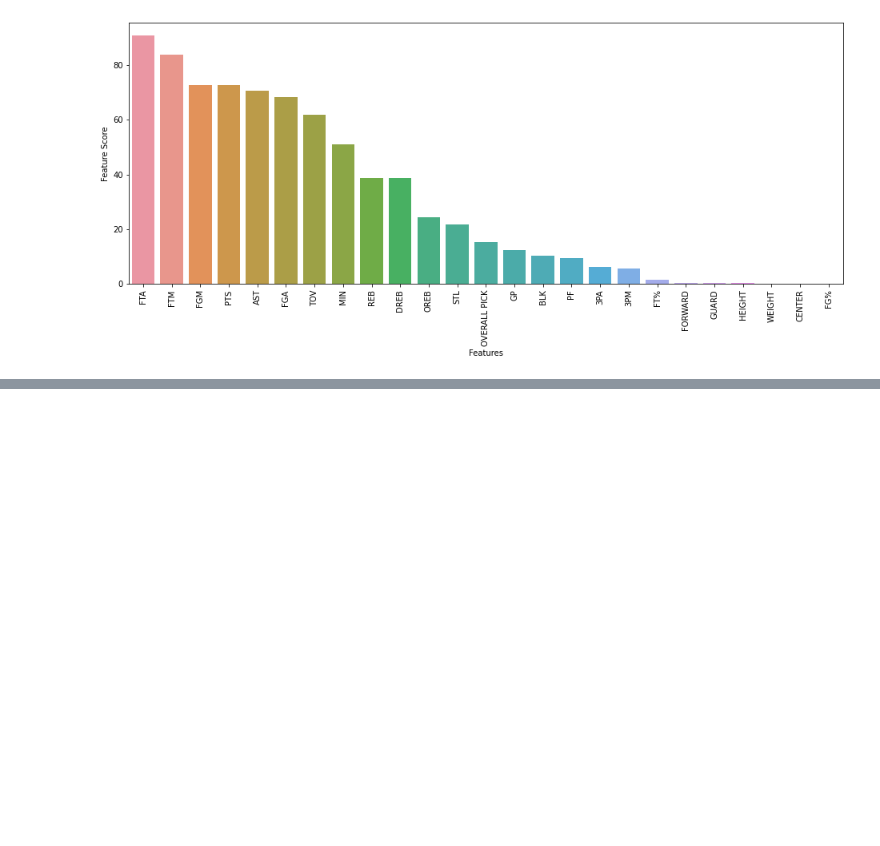
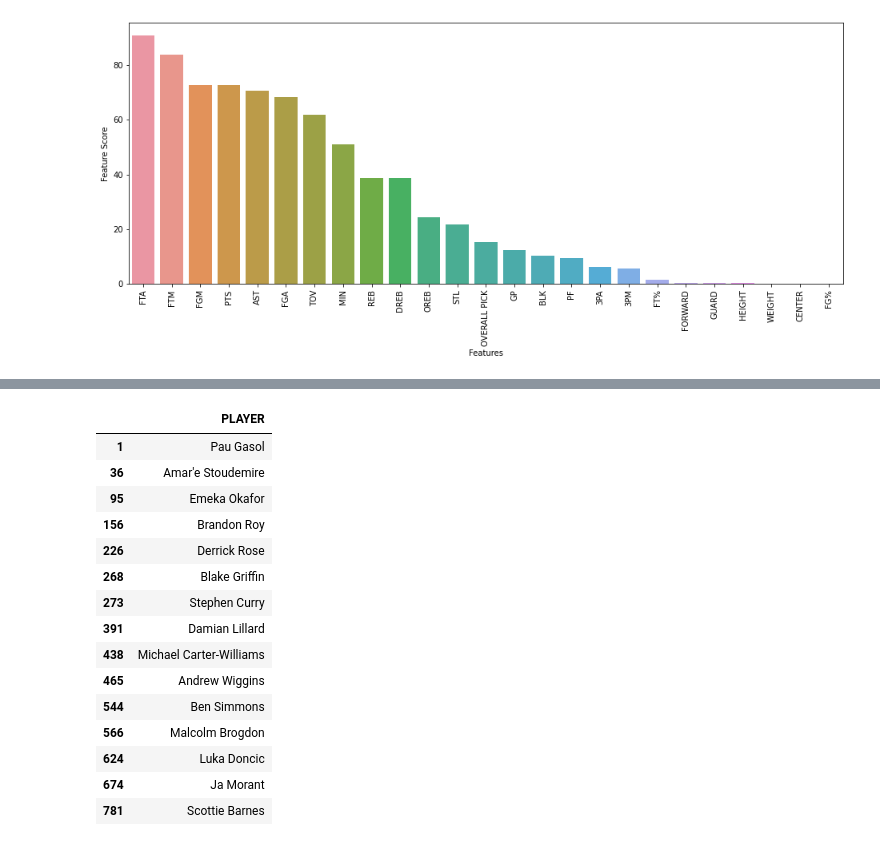
Before and after one commit to asimp104/nba_rookie_proj, a Jupyter notebook: model_building.ipynb, the cells around one changed output, grey strips where cells are left out. Saved outputs shown, nothing was run; the diff lists cells and outputs as text; code cells hidden in the pictures; blank space fills up the shorter version.

```diff
--- a/Predictive modelling.ipynb
+++ b/model_building.ipynb
@@ -116,0 +148,20 @@ Please also refer to the documentation for alternative solver options:
+# %%
+df_TESTPRED = pd.DataFrame(df_1['PLAYER'][df_1['ROTY']==1])
+df_TESTPRED
+# %% [output]
+|  | PLAYER |
+| 1 | Pau Gasol |
+| 36 | Amar'e Stoudemire |
+| 95 | Emeka Okafor |
+| 156 | Brandon Roy |
+| 226 | Derrick Rose |
+| 268 | Blake Griffin |
+| 273 | Stephen Curry |
+| 391 | Damian Lillard |
+| 438 | Michael Carter-Williams |
+| 465 | Andrew Wiggins |
+| 544 | Ben Simmons |
+| 566 | Malcolm Brogdon |
+| 624 | Luka Doncic |
+| 674 | Ja Morant |
+| 781 | Scottie Barnes |
```
Also changed, not shown: parts of 11 cells of this notebook, 1 other file.
